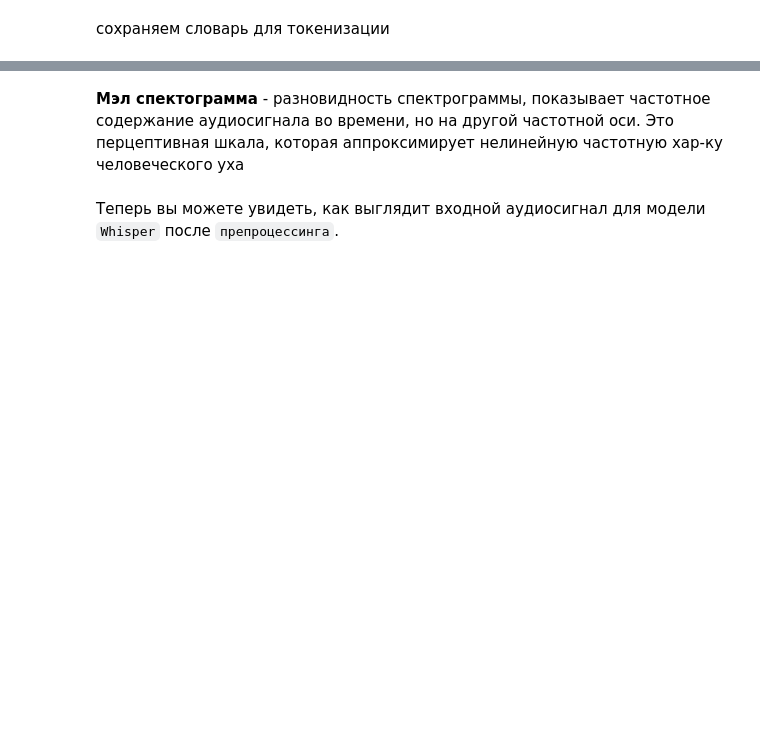
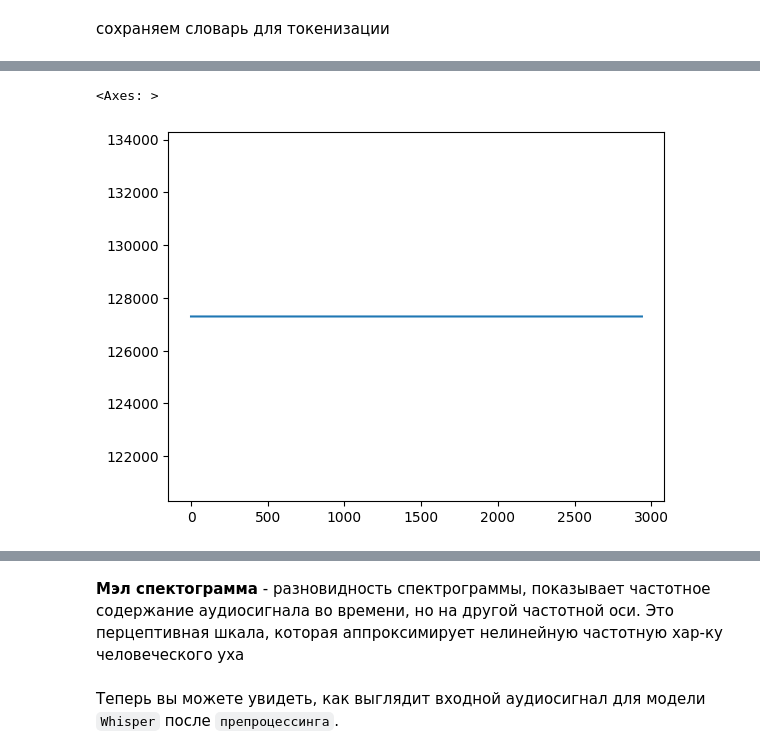
Before and after one commit to Rainfue/Speech-synthesis, a Jupyter notebook: Module1/Module1.ipynb, the cells around one changed output, grey strips where cells are left out. Saved outputs shown, nothing was run; the diff lists cells and outputs as text; code cells hidden in the pictures; blank space fills up the shorter version.

```diff
--- a/Module1/Module1.ipynb
+++ b/Module1/Module1.ipynb
@@ -724,0 +722,6 @@ plt.show()
+# %%
+def arrays_padding(y, max_len=arrays_max):
+    y = list(y)  # Превращаем в список, если это np.array
+    while len(y) < max_len:
+        y.append(1e-1)  # Маленькое число вместо 0, чтобы избежать проблем с логарифмом
+    return np.array(y)
@@ -725,3 +732,10 @@ plt.show()
+# %%
+df['array'] = df['array'].apply(arrays_padding)
+arrays_len = df['array'].apply(len)
+arrays_len.plot()
+# %% [output]
+<Axes: >
+[figure, added]
 # %%
 df['mel_spec'] = df['array'].apply(extract_mel)
 df.head(3)
```
Also changed, not shown: parts of 35 cells of this notebook, 8 other files.
